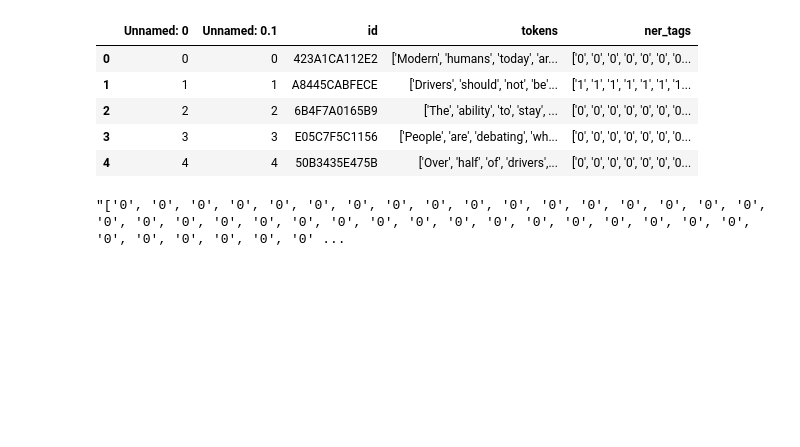
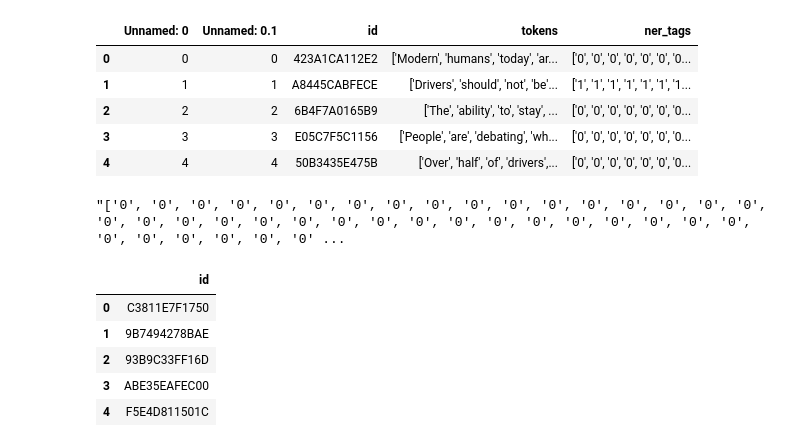
Before and after one commit to Brad1141/Discourse_Classification, a Jupyter notebook: tokenClassy.ipynb, the cells around one changed output. Cells and saved outputs as stored; diff of their text form; code cells hidden in the pictures; blank space fills up the shorter version.

```diff
--- a/tokenClassy.ipynb
+++ b/tokenClassy.ipynb
@@ -271,0 +373,11 @@ pdTest["ner_tags"][0]
+# %%
+df_errorIds = pd.read_csv("Error_Ids.csv")
+df_errorIds = df_errorIds.drop(['Unnamed: 0'], axis = 1)
+df_errorIds.head()
+# %% [output]
+|  | id |
+| 0 | C3811E7F1750 |
+| 1 | 9B7494278BAE |
+| 2 | 93B9C33FF16D |
+| 3 | ABE35EAFEC00 |
+| 4 | F5E4D811501C |
```
Also changed, not shown: parts of 12 cells of this notebook, 1 other file.
